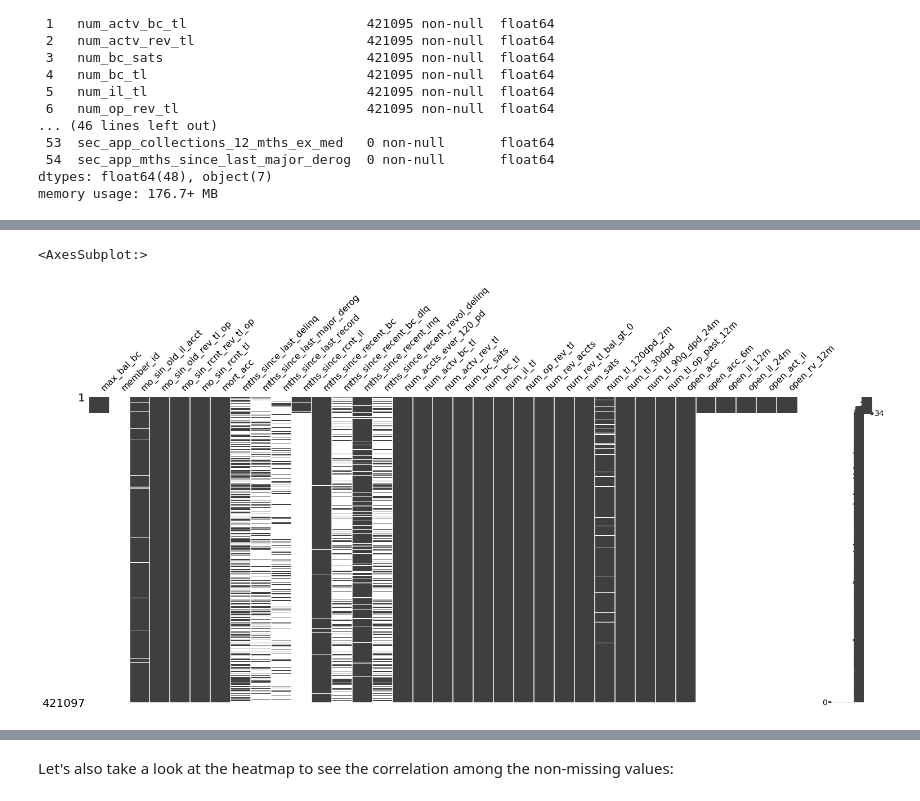
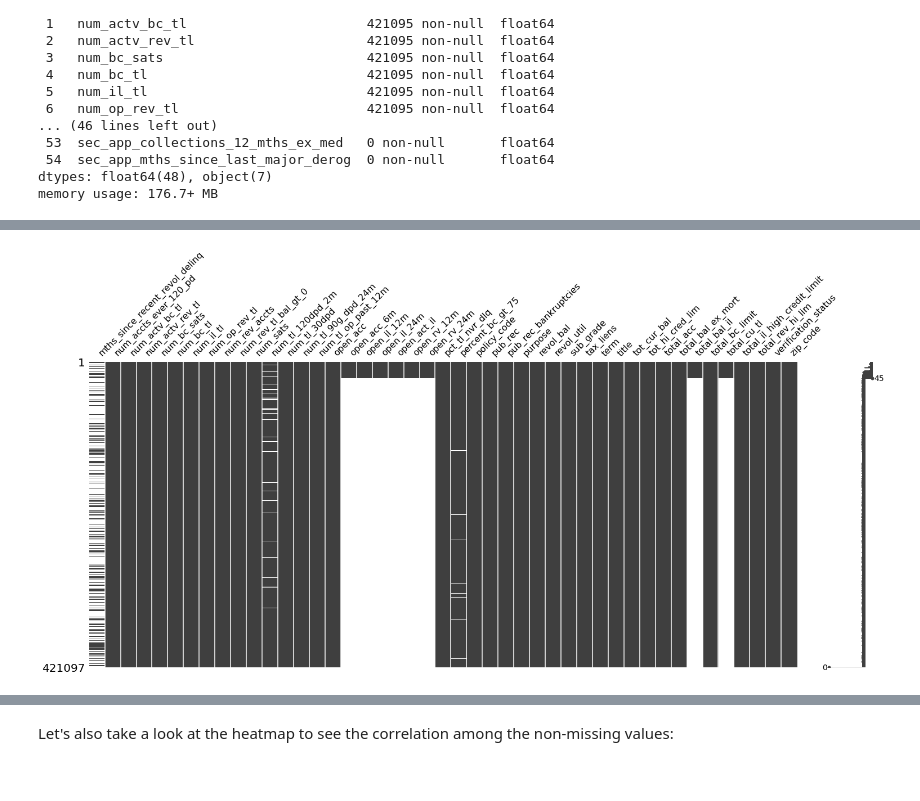
Before and after one commit to daniyarsaparov/Financial_analysis, a Jupyter notebook: Financial_analysis_of_loans_Data_Wrangling.ipynb, the cells around one changed output, grey strips where cells are left out. Cells and saved outputs as stored; diff of their text form; code cells hidden in the pictures.

```diff
--- a/Financial_analysis_of_loans_Data_Wrangling.ipynb
+++ b/Financial_analysis_of_loans_Data_Wrangling.ipynb
@@ -91,0 +101,2 @@ memory usage: 176.7+ MB
+# %%
+data.dropna(axis='columns', how='any', thresh=1000, inplace=True)
@@ -117,5 +168,5 @@ msno.matrix(data.iloc[:,0:35])
 # %%
-msno.matrix(data.iloc[:,35:70])
+msno.matrix(data.iloc[:,44:89])
+plt.show()
 # %% [output]
-<AxesSubplot:>
-[figure, old version]
+[figure, new version]
```
Also changed, not shown: parts of 94 cells of this notebook.
